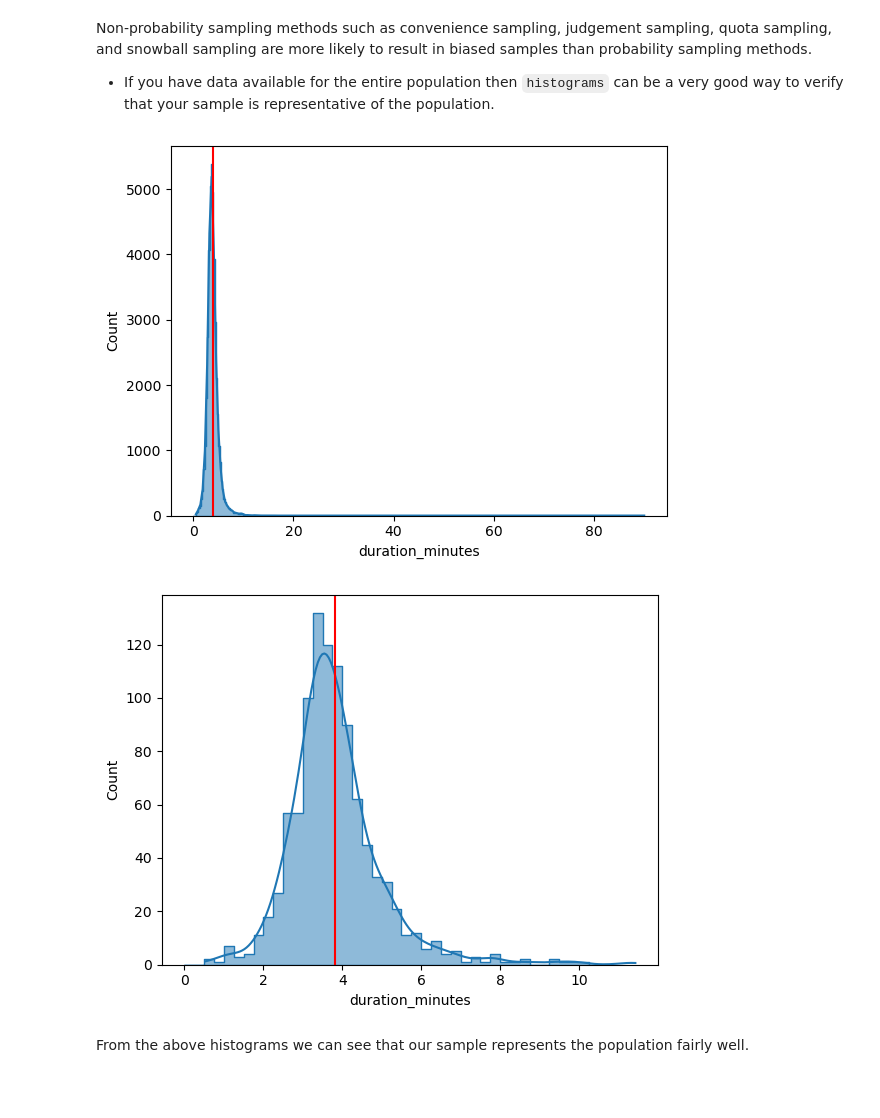
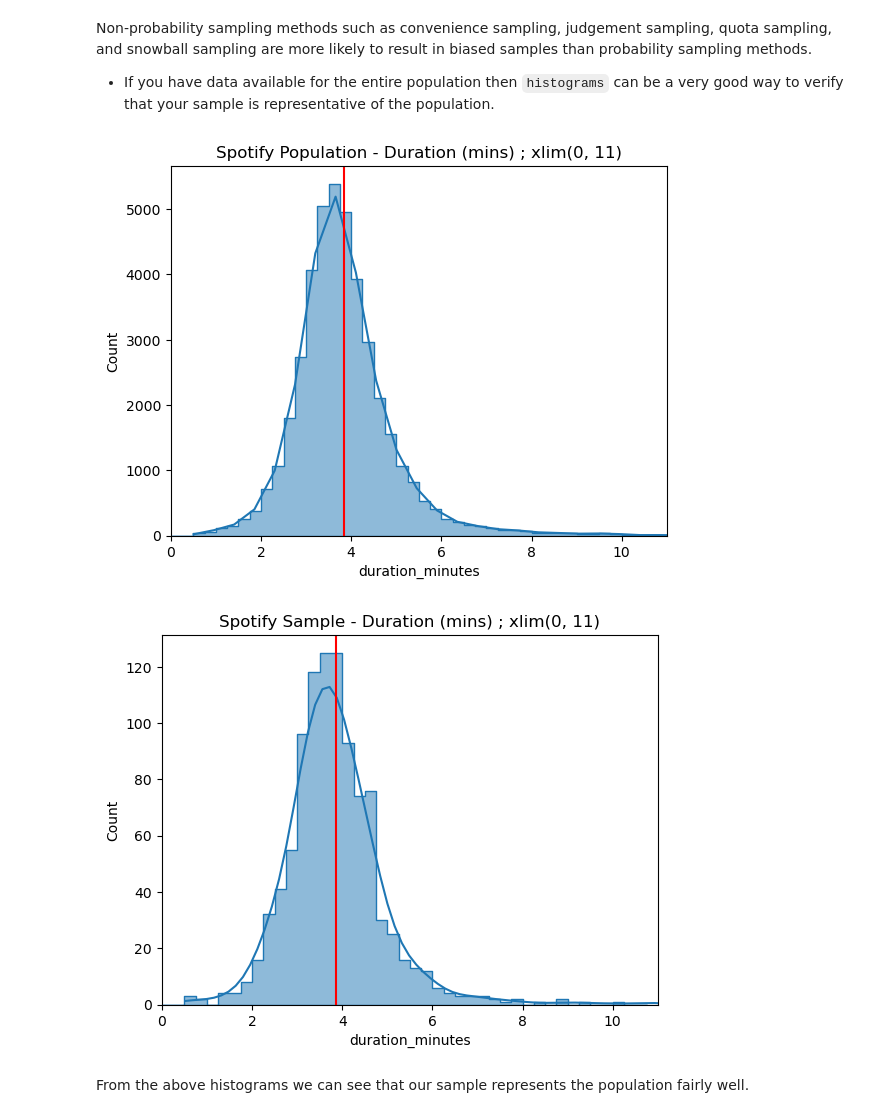
Before and after one commit to AindreaAjax/ML_Introduction, a Jupyter notebook: Statistics/Sampling_and_Hypothesis_Testing/01_Sampling.ipynb, the cells around one changed output. Drawn from its saved outputs; the diff is of its cells as text; code cells hidden in the pictures; blank space fills up the shorter version.

```diff
--- a/Statistics/Sampling_and_Hypothesis_Testing/01_Sampling.ipynb
+++ b/Statistics/Sampling_and_Hypothesis_Testing/01_Sampling.ipynb
@@ -234,15 +234,17 @@ Non-probability sampling methods such as convenience sampling, judgement samplin
 # %%
 ax = sns.histplot(
     spotify_population.duration_minutes,
     element="step",
     bins=np.arange(0, 11, 0.25),
     kde=True,
 )
+
+ax.set(xlim=(0, 11), title="Spotify Population - Duration (mins) ; xlim(0, 11)")
 # add a vertical line to draw attention to the mean
 ax.axvline(x=spotify_population.duration_minutes.mean(), color="red")
 plt.show()
 # %% [output]
-[figure, old version]
+[figure, new version]
 # %%
 ax = sns.histplot(
     spotify_sample.duration_minutes,
@@ -250,11 +252,12 @@ ax = sns.histplot(
     bins=np.arange(0, 11, 0.25),
     kde=True,
 )
+ax.set(xlim=(0, 11), title="Spotify Sample - Duration (mins) ; xlim(0, 11)")
 # add a vertical line to draw attention to the mean
 ax.axvline(x=spotify_sample.duration_minutes.mean(), color="red")
 plt.show()
 # %% [output]
-[figure, old version]
+[figure, new version]
 # %% [markdown]
 From the above histograms we can see that our sample represents the population fairly well.
 # %% [markdown]
```
Also changed, not shown: parts of 21 cells of this notebook, 4 other files.
